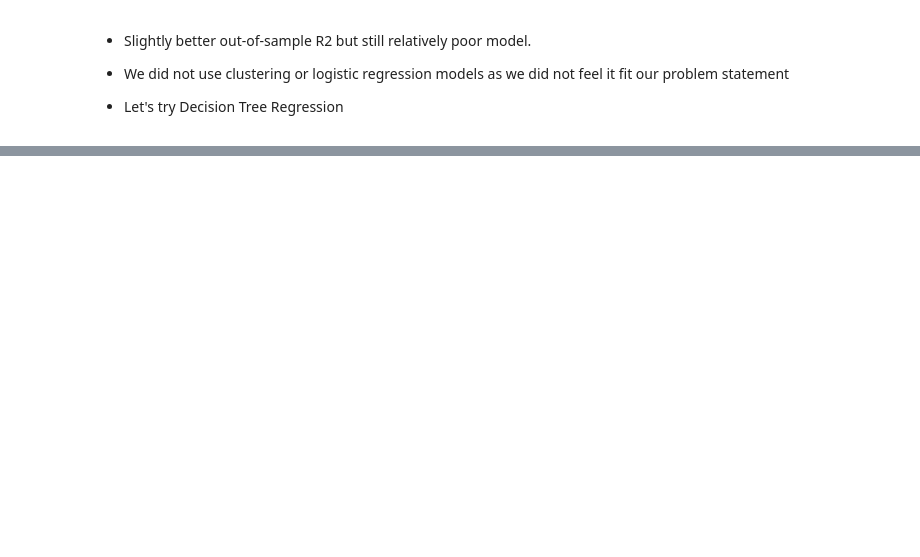
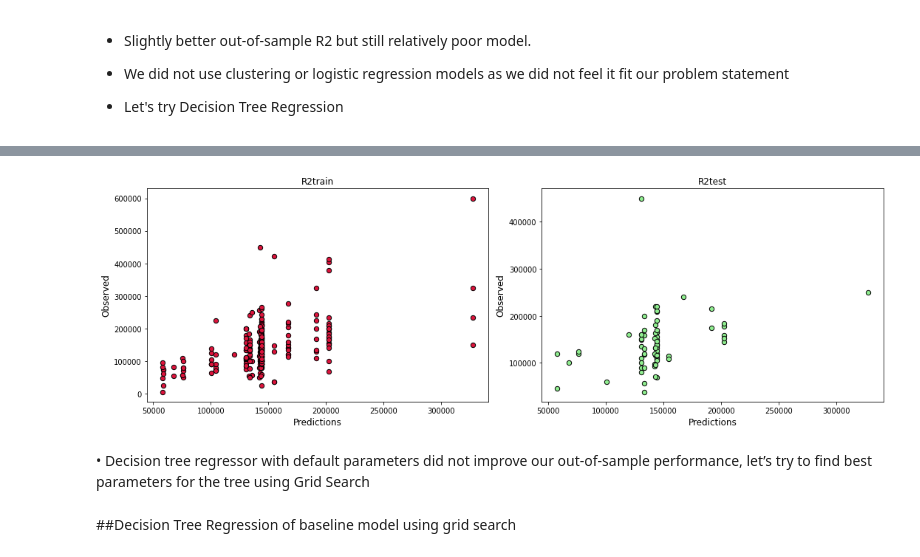
Before and after one commit to mingxieirene/DABP14000_Fall2022, a Jupyter notebook: Pandas_DABP14000_Final_Project.ipynb, the cells around one changed output, grey strips where cells are left out. Cells and saved outputs as stored; diff of their text form; code cells hidden in the pictures; blank space fills up the shorter version.

```diff
--- a/Pandas_DABP14000_Final_Project.ipynb
+++ b/Pandas_DABP14000_Final_Project.ipynb
@@ -190 +355,23 @@ print(f'Out of sample R^2 is {r2_score(vY2, pY2):.2f}')
+# %%
+#Create scatter plots
+plt.figure(figsize=(15,5))
+plt.subplot(1,2,1)
+plt.scatter(predictions_in3, tY3 , s=40, c='crimson',\
+           marker='o', edgecolors='black')
+plt.xlabel('Predictions', fontsize=12)
+plt.ylabel('Observed', fontsize=12)
+plt.title("R2train")
+plt.subplot(1,2,2)
+plt.scatter(predictions3, vY3, s=40, c='lightgreen',\
+           marker='o', edgecolors='black')
+plt.xlabel('Predictions', fontsize=12)
+plt.ylabel('Observed', fontsize=12)
+plt.title("R2test")
+plt.tight_layout();
+# %% [output]
+[figure, added]
+# %% [markdown]
+•	Decision tree regressor with default parameters did not improve our out-of-sample performance, let’s try to find best parameters for the tree using Grid Search
+# %% [markdown]
+##Decision Tree Regression of baseline model using grid search
 # %%
```
Also changed, not shown: parts of 49 cells of this notebook.
